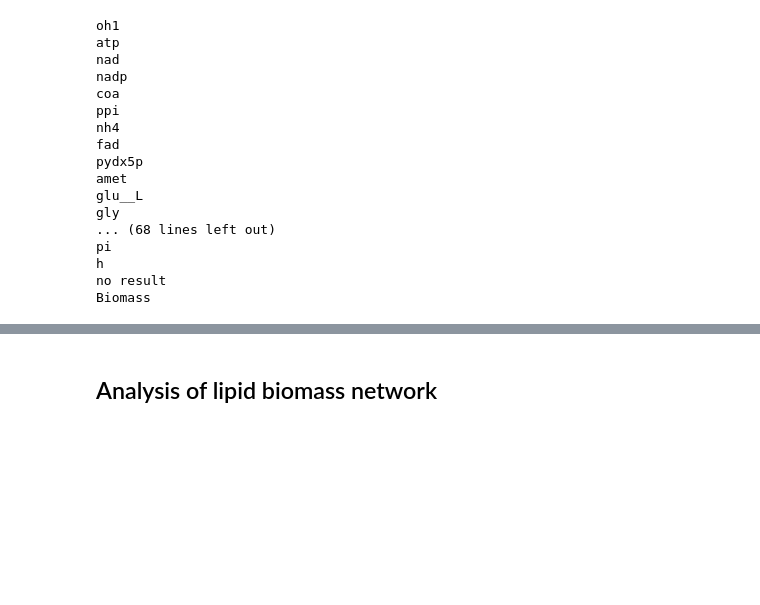
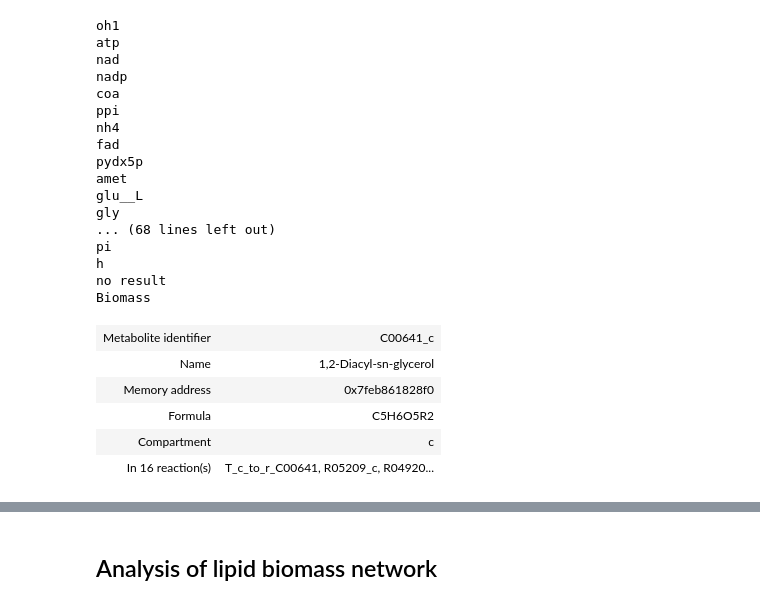
Before and after one commit to Nexia23/Plasmodium_abs_FBA, a Jupyter notebook: iPFA/iPFA_Cobra_ideas.ipynb, the cells around one changed output, grey strips where cells are left out. Saved outputs shown, nothing was run; the diff lists cells and outputs as text; code cells hidden in the pictures; blank space fills up the shorter version.

```diff
--- a/iPFA/iPFA_Cobra_ideas.ipynb
+++ b/iPFA/iPFA_Cobra_ideas.ipynb
@@ -127,4 +135,13 @@ minimizes overall fluxes
 opt = ipfa.optimize()
 lethal = 0
 frac = opt.objective_value * 0.9
+# %%
+ipfa.metabolites.C00641_c
+# %% [output]
+| Metabolite identifier | C00641_c |
+| Name | 1,2-Diacyl-sn-glycerol |
+| Memory address | 0x7feb861828f0 |
+| Formula | C5H6O5R2 |
+| Compartment | c |
+| In 16 reaction(s) | T_c_to_r_C00641, R05209_c, R04920... |
 # %%
```
Also changed, not shown: parts of 3 cells of this notebook, 2 other files.
